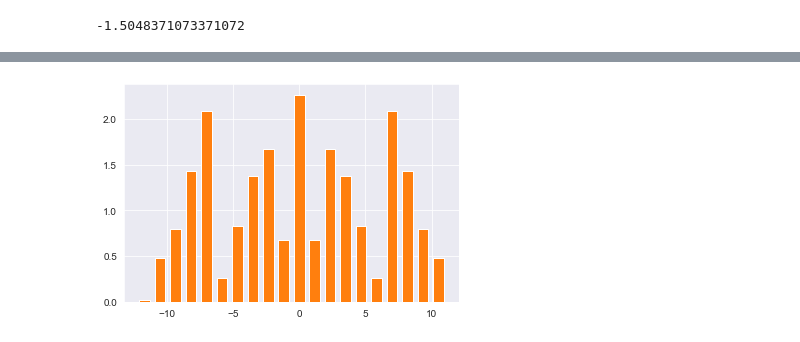
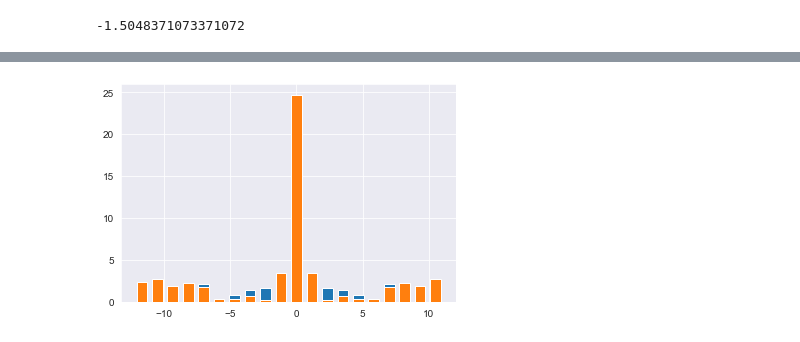
Before and after one commit to kertser/FakeNews, a Jupyter notebook: fakeNews.ipynb, the cells around one changed output, grey strips where cells are left out. Saved outputs shown, nothing was run; the diff lists cells and outputs as text; code cells hidden in the pictures.

```diff
--- a/fakeNews.ipynb
+++ b/fakeNews.ipynb
@@ -310,20 +311,20 @@ cumSubjectivity = sum(sentSubj * sentence_timing) # Cumulative Subjectivity with
 # %%
 #Frequency Analysis:
 data1 = sentPol
 data2 = sentSubj
 ps1 = np.abs(np.fft.fft(data1))**2
 ps2 = np.abs(np.fft.fft(data2))**2
 
 time_step = 1 / np.average(sentence_timing)
 freqs1 = np.fft.fftfreq(data1.size, time_step)
 freqs2 = np.fft.fftfreq(data2.size, time_step)
 idx1 = np.argsort(freqs1)
-idx2 = np.argsort(freqs1)
+idx2 = np.argsort(freqs2)
 
-plt.bar(freqs[idx1], ps[idx1])
-plt.bar(freqs[idx2], ps[idx2])
+plt.bar(freqs1[idx1], ps1[idx1])
+plt.bar(freqs2[idx2], ps2[idx2])
 
 MaxPolarityFrequency = round(max(freqs1),2) # Feature
 MaxSubjectivityFrequency = round(max(freqs2),2) # Feature
 # %% [output]
-[figure, old version]
+[figure, new version]
```
Also changed, not shown: parts of 17 cells of this notebook.
